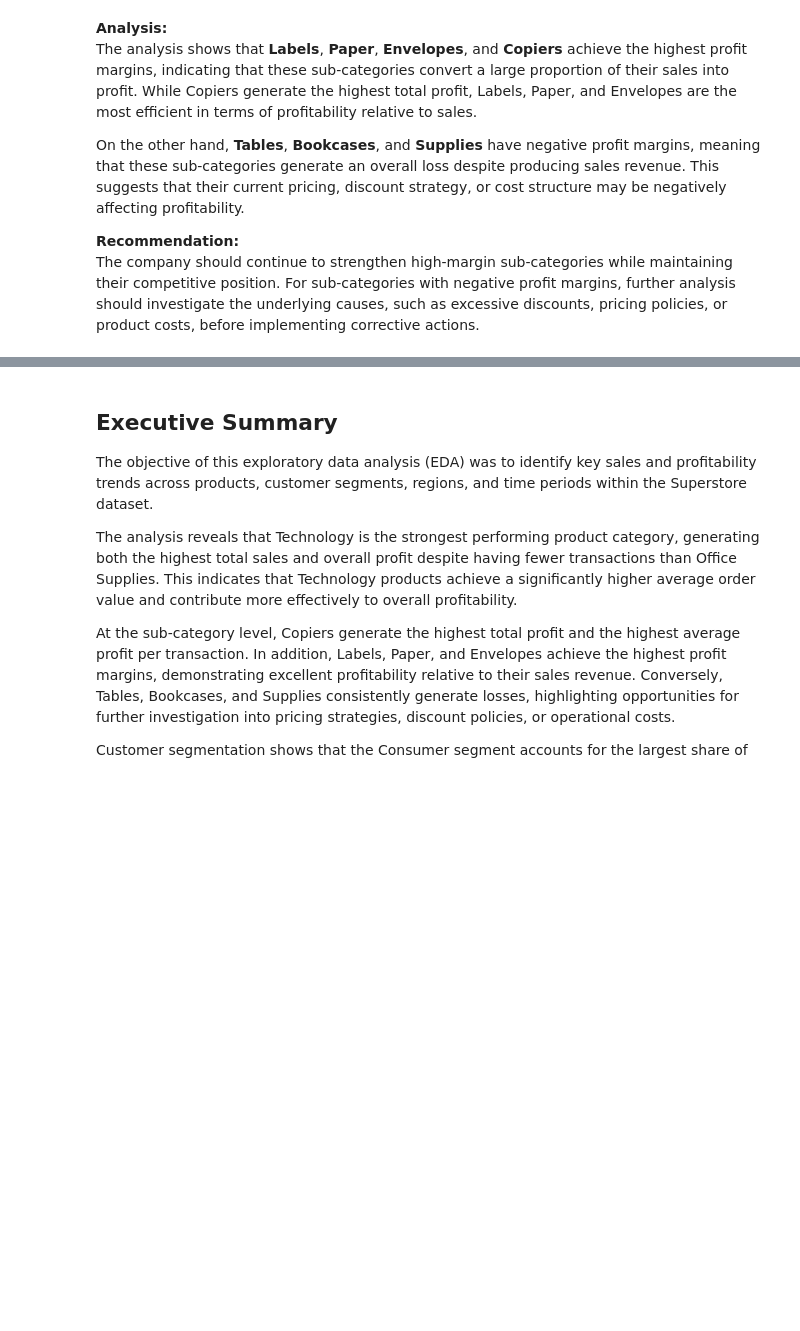
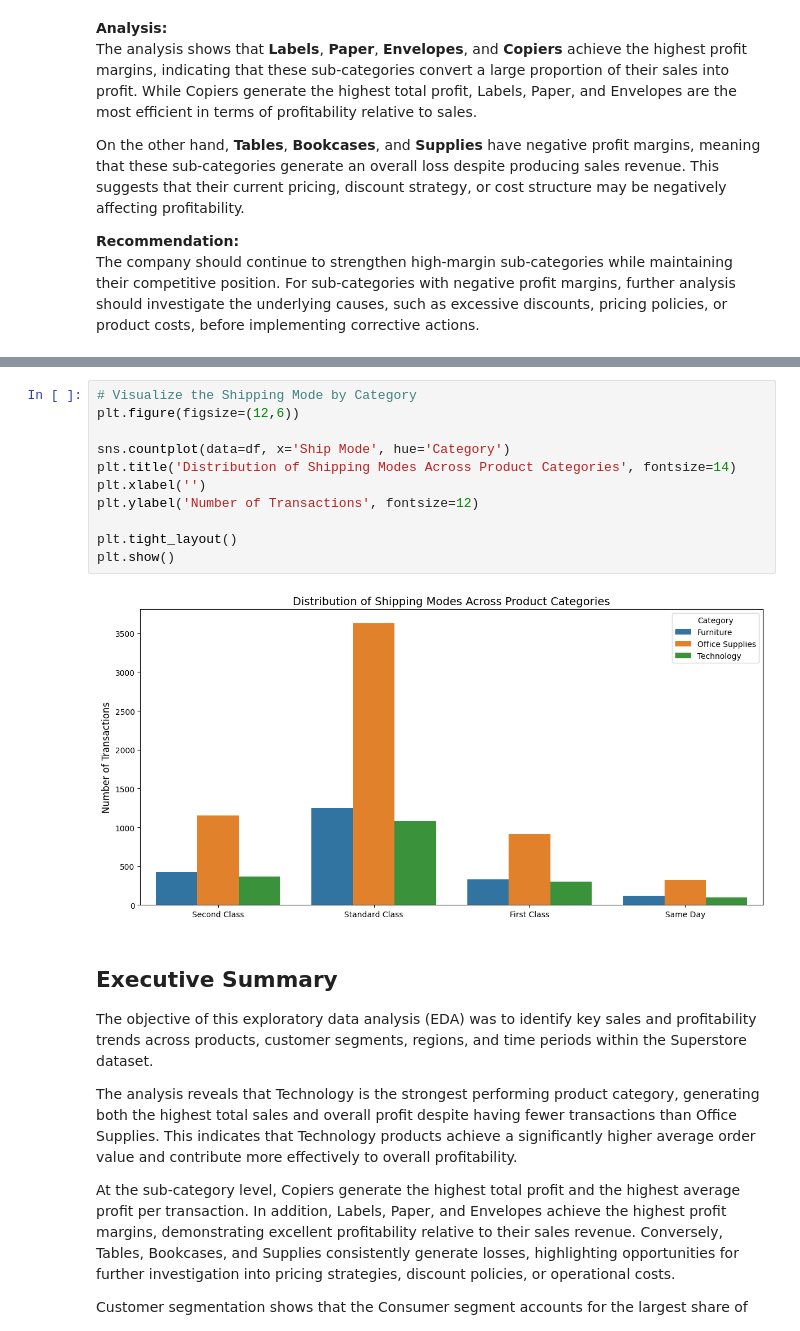
Before and after one commit to clia7/Superstore_Analysis, a Jupyter notebook: superstore-analysis.ipynb, the cells around one changed output, grey strips where cells are left out. Saved outputs shown, nothing was run; the diff lists cells and outputs as text; blank space fills up the shorter version.

```diff
--- a/superstore-analysis.ipynb
+++ b/superstore-analysis.ipynb
@@ -443,3 +447,16 @@ The company should continue to strengthen high-margin sub-categories while maint
+# %%
+# Visualize the Shipping Mode by Category
+plt.figure(figsize=(12,6))
+
+sns.countplot(data=df, x='Ship Mode', hue='Category')
+plt.title('Distribution of Shipping Modes Across Product Categories', fontsize=14)
+plt.xlabel('')
+plt.ylabel('Number of Transactions', fontsize=12)
+
+plt.tight_layout()
+plt.show()
+# %% [output]
+[figure, added]
 # %% [markdown]
 ## Executive Summary
 
```
Also changed, not shown: parts of 2 cells of this notebook.
